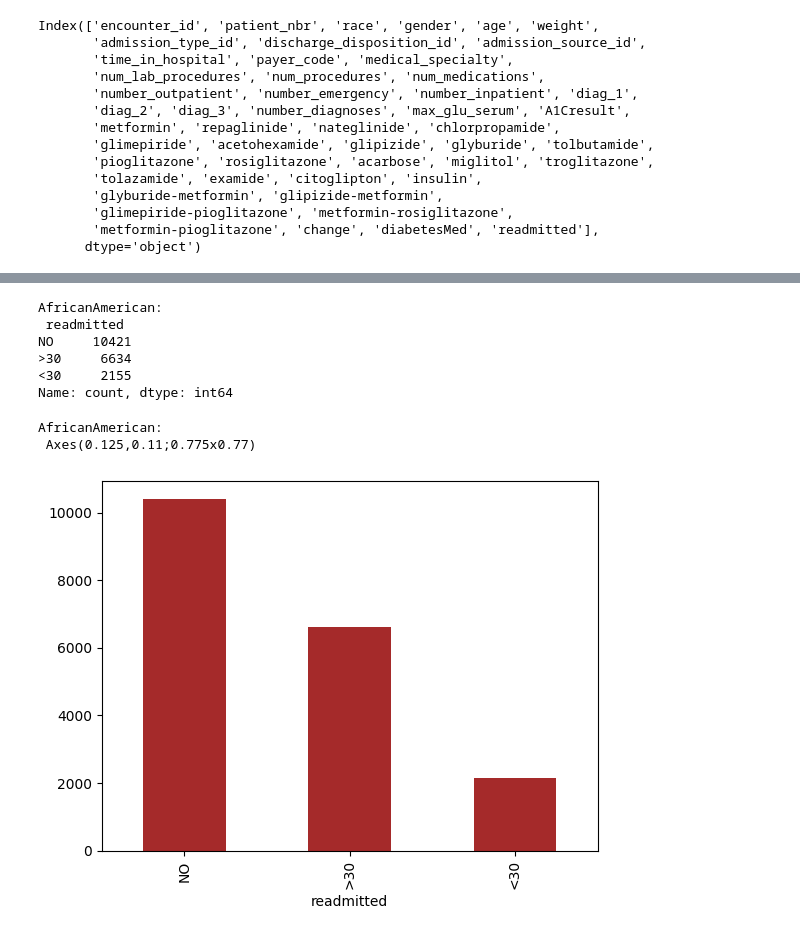
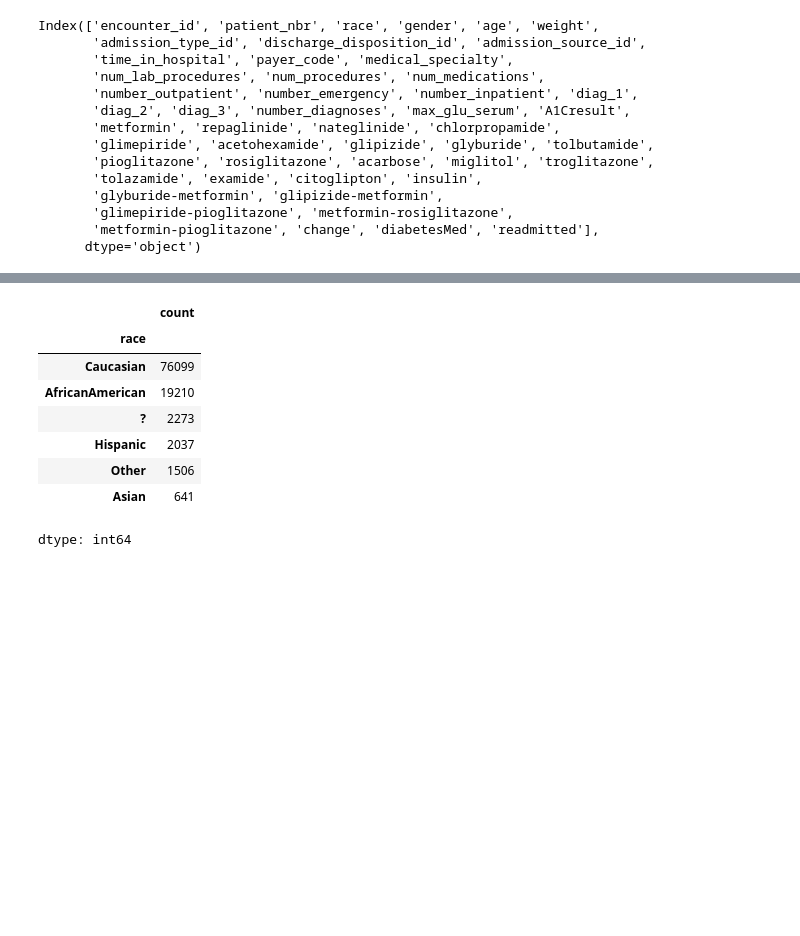
Before and after one commit to dreach329/CUNY_LaGuardia_HF_Analytics_Course, a Jupyter notebook: Python_Project_2_Diabetes.ipynb, the cells around one changed output, grey strips where cells are left out. Saved outputs shown, nothing was run; the diff lists cells and outputs as text; code cells hidden in the pictures; blank space fills up the shorter version.

```diff
--- a/Python_Project_2_Diabetes.ipynb
+++ b/Python_Project_2_Diabetes.ipynb
@@ -300,15 +55,12 @@ Caucasian:
-# %%
-print("AfricanAmerican:\n", AfricanAmerican['readmitted'].value_counts())
-# %% [output]
-AfricanAmerican:
- readmitted
-NO     10421
->30     6634
-<30     2155
-Name: count, dtype: int64
-# %%
-print("AfricanAmerican:\n", AfricanAmerican['readmitted'].value_counts().plot(kind='bar', color='brown'))
-# %% [output]
-AfricanAmerican:
- Axes(0.125,0.11;0.775x0.77)
-[figure, removed]
+# %%
+dfrace['race'].value_counts()
+# %% [output]
+|  | count |
+| race |  |
+| Caucasian | 76099 |
+| AfricanAmerican | 19210 |
+| ? | 2273 |
+| Hispanic | 2037 |
+| Other | 1506 |
+| Asian | 641 |
+dtype: int64
```
Also changed, not shown: parts of 31 cells of this notebook.
